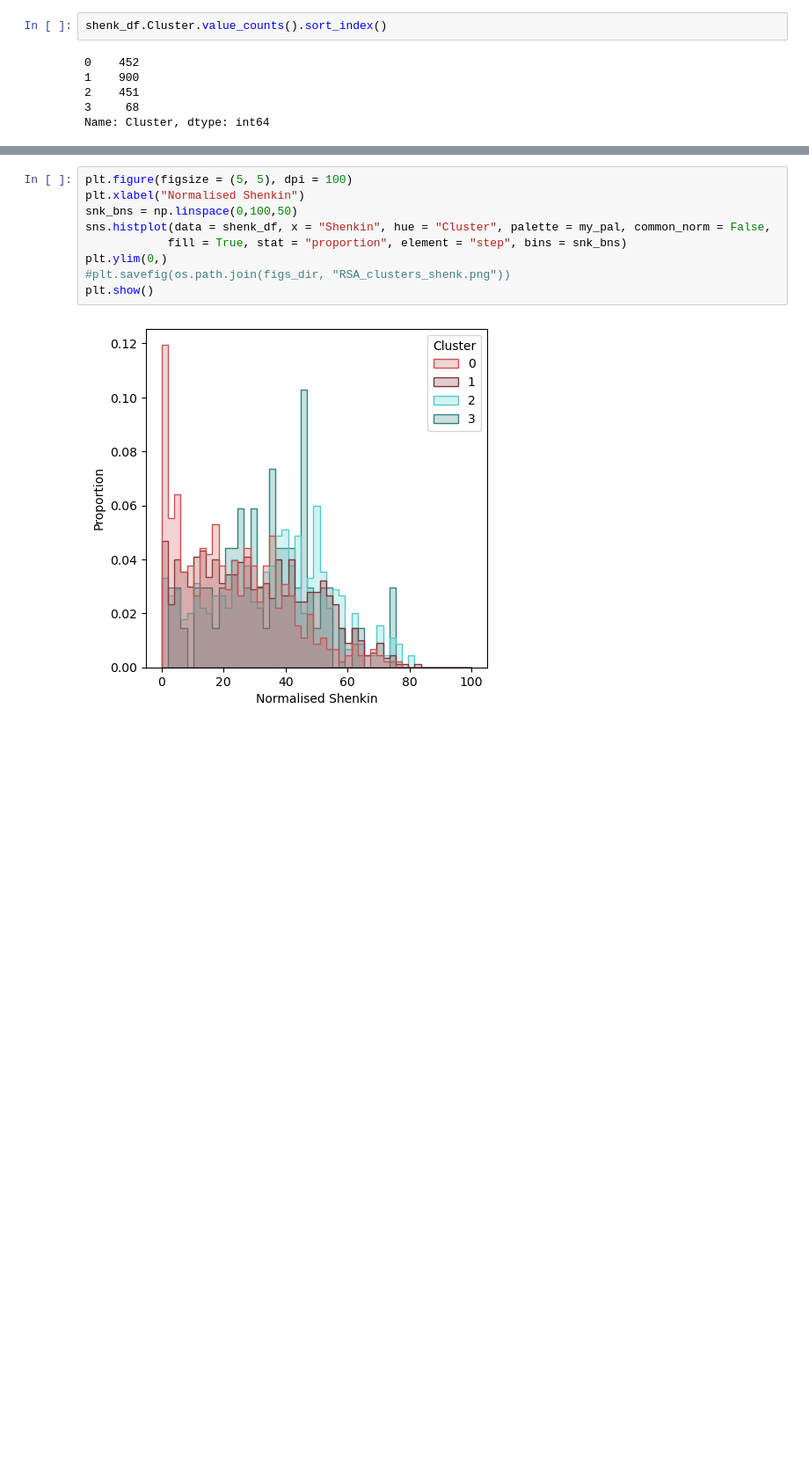
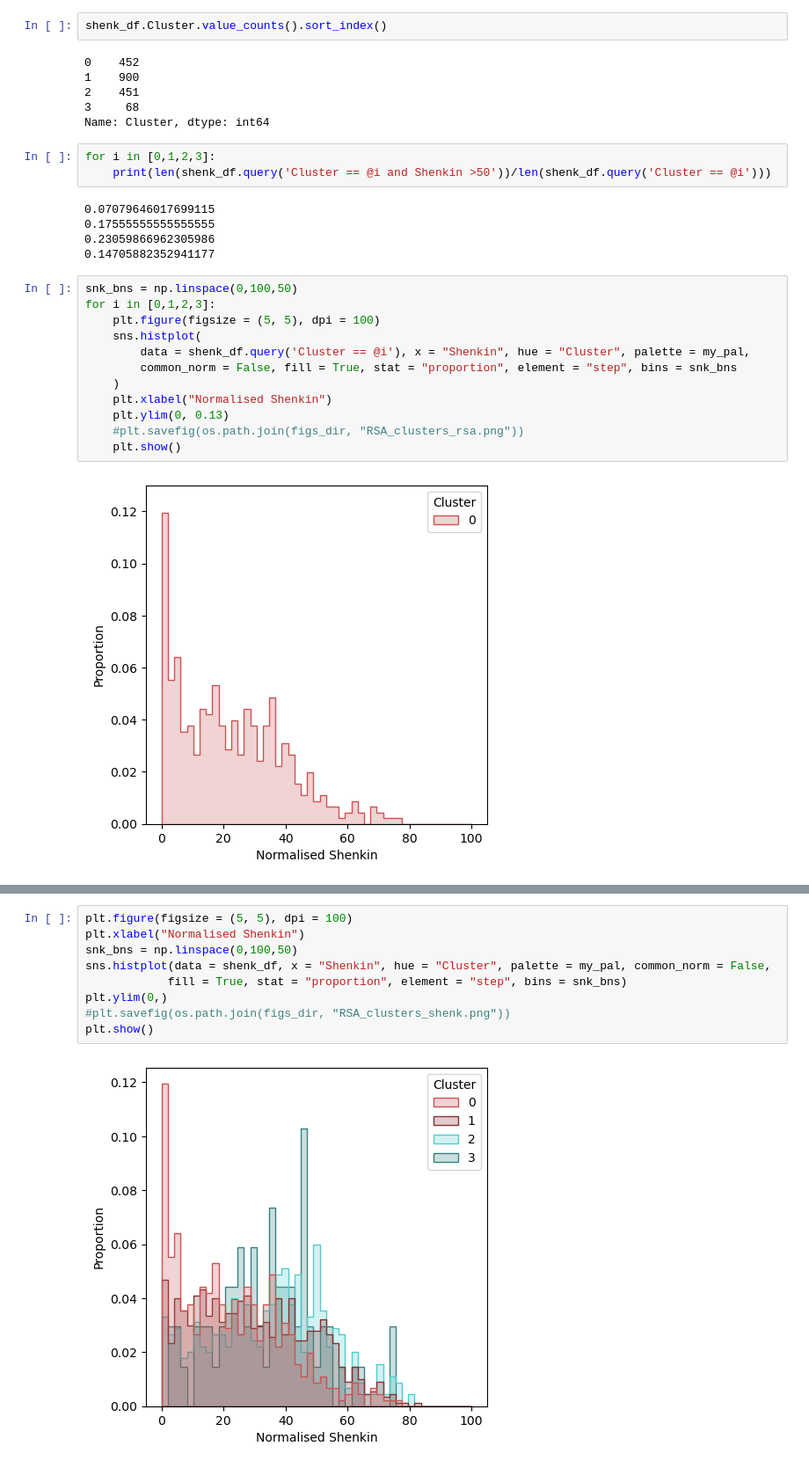
Before and after one commit to bartongroup/FRAGSYS, a Jupyter notebook: analysis/9_fragsys_RSA_clusters.ipynb, the cells around one changed output, grey strips where cells are left out. Shown at 88% size. Cells and saved outputs as stored; diff of their text form; blank space fills up the shorter version.

```diff
--- a/analysis/9_fragsys_RSA_clusters.ipynb
+++ b/analysis/9_fragsys_RSA_clusters.ipynb
@@ -136,3 +153,25 @@ shenk_df.Cluster.value_counts().sort_index()
 2    451
 3     68
 Name: Cluster, dtype: int64
+# %%
+for i in [0,1,2,3]:
+    print(len(shenk_df.query('Cluster == @i and Shenkin >50'))/len(shenk_df.query('Cluster == @i')))
+# %% [output]
+0.07079646017699115
+0.17555555555555555
+0.23059866962305986
+0.14705882352941177
+# %%
+snk_bns = np.linspace(0,100,50)
+for i in [0,1,2,3]:
+    plt.figure(figsize = (5, 5), dpi = 100)
+    sns.histplot(
+        data = shenk_df.query('Cluster == @i'), x = "Shenkin", hue = "Cluster", palette = my_pal,
+        common_norm = False, fill = True, stat = "proportion", element = "step", bins = snk_bns
+    )
+    plt.xlabel("Normalised Shenkin")
+    plt.ylim(0, 0.13)
+    #plt.savefig(os.path.join(figs_dir, "RSA_clusters_rsa.png"))
+    plt.show()
+# %% [output]
+[figure, added]
```
Also changed, not shown: parts of 2 cells of this notebook, 1 other file.
